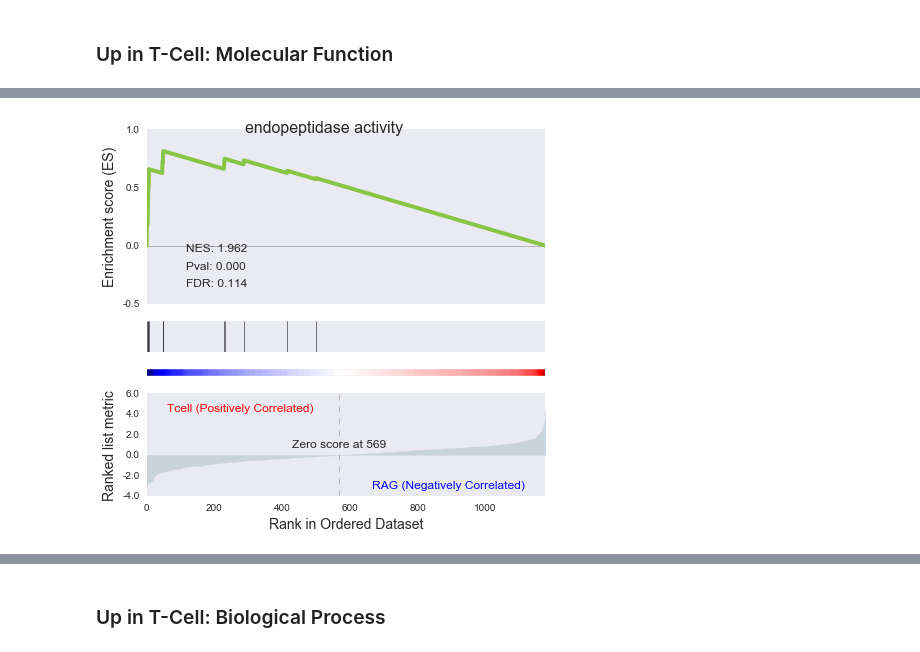
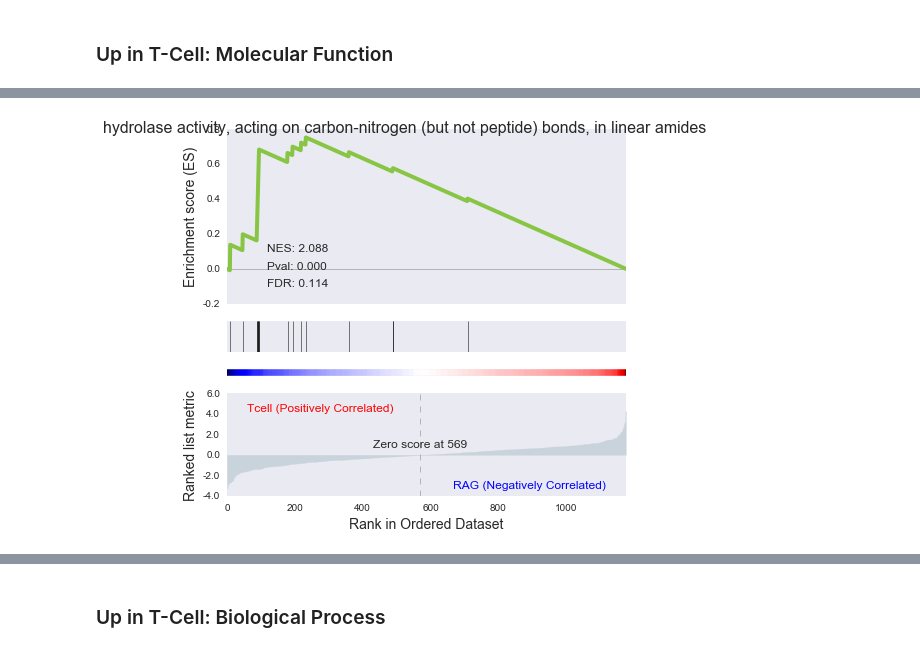
Before and after one commit to mmayers12/n15_mice, a Jupyter notebook: ipynbs/GSEA-Algorithm.ipynb, the cells around one changed output, grey strips where cells are left out. Drawn from its saved outputs; the diff is of its cells as text; code cells hidden in the pictures.

```diff
--- a/ipynbs/GSEA-Algorithm.ipynb
+++ b/ipynbs/GSEA-Algorithm.ipynb
@@ -293,11 +296,11 @@ plot_gsea_result(bp_un_RAG.loc['GO:0005978'], unen_rank)
 enr_rank =  make_ranked_df(enr_grouped_loci)
 # %%
 # [l for l in enr_grouped_loci if l.cluster_id in enr_rank['gene_name'].tolist()]
-enr_mf_map = make_go2Gene_map(enr_grouped_loci)
+enr_mf_map = make_go2Gene_map(grouped_loci)
 enr_mf_map_f = filter_go2gene_map(enr_mf_map)
 print('MF Unfiltered: {}\tFiltered: {}'.format(len(enr_mf_map), len(enr_mf_map_f)))
 
-enr_bp_map = make_go2Gene_map(enr_grouped_loci, 'BP')
+enr_bp_map = make_go2Gene_map(grouped_loci, 'BP')
 enr_bp_map_f = filter_go2gene_map(enr_bp_map)
 print('BP Unfiltered: {}\tFiltered: {}'.format(len(enr_bp_map), len(enr_bp_map_f)))
 # %% [output]
@@ -349,4 +354,4 @@ mf_enr_TC[['name', 'es', 'nes', 'pval', 'fdr', 'gene_set_size', 'matched_size']]
 # %%
-plot_gsea_result(mf_enr_TC.loc['GO:0004175'], enr_rank)
+plot_gsea_result(mf_enr_res.loc['GO:0016811'], enr_rank)
 # %% [output]
-[figure, old version]
+[figure, new version]
```
Also changed, not shown: parts of 24 cells of this notebook, 1 other file.
